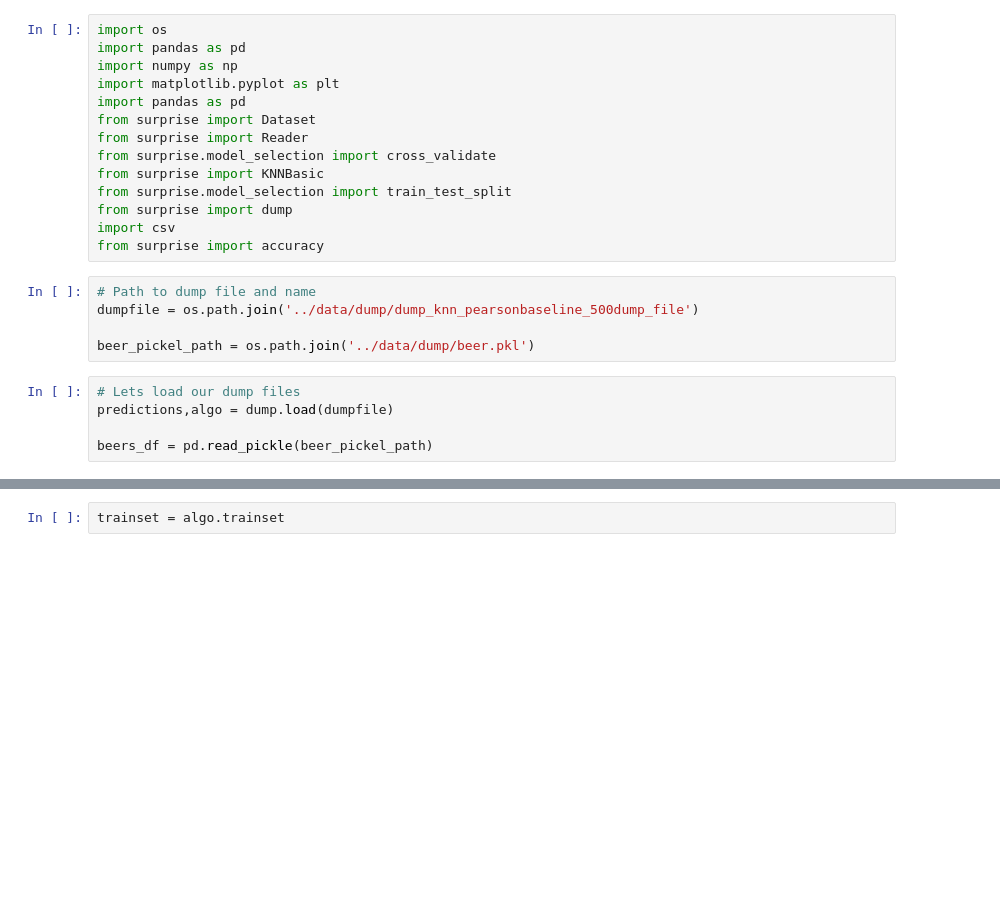
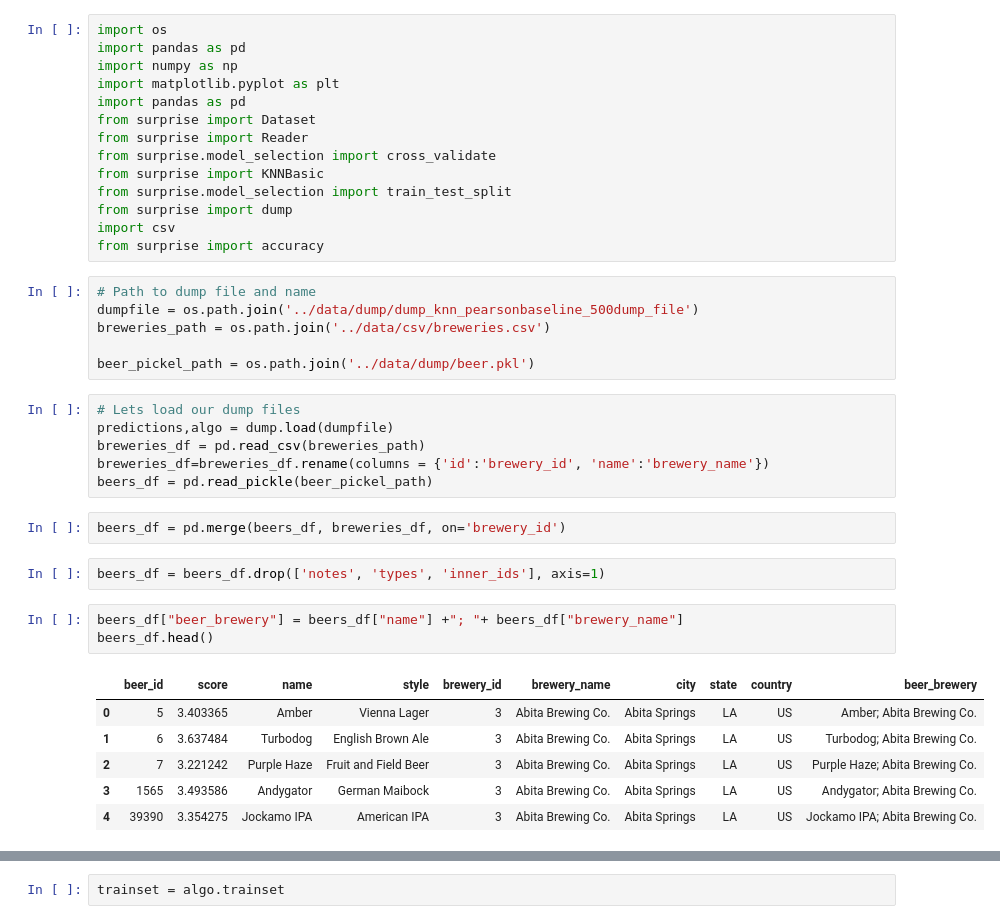
Before and after one commit to sheetalbongale/ALE-gorithm-II, a Jupyter notebook: notebooks/Load_KNN.ipynb, the cells around one changed output, grey strips where cells are left out. Saved outputs shown, nothing was run; the diff lists cells and outputs as text; blank space fills up the shorter version.

```diff
--- a/notebooks/Load_KNN.ipynb
+++ b/notebooks/Load_KNN.ipynb
@@ -15,11 +19,27 @@ from surprise import accuracy
 # %%
 # Path to dump file and name
 dumpfile = os.path.join('../data/dump/dump_knn_pearsonbaseline_500dump_file')
+breweries_path = os.path.join('../data/csv/breweries.csv')
 
 beer_pickel_path = os.path.join('../data/dump/beer.pkl')
 # %%
 # Lets load our dump files
 predictions,algo = dump.load(dumpfile)
-
+breweries_df = pd.read_csv(breweries_path)
+breweries_df=breweries_df.rename(columns = {'id':'brewery_id', 'name':'brewery_name'})
 beers_df = pd.read_pickle(beer_pickel_path)
+# %%
+beers_df = pd.merge(beers_df, breweries_df, on='brewery_id')
+# %%
+beers_df = beers_df.drop(['notes', 'types', 'inner_ids'], axis=1)
+# %%
+beers_df["beer_brewery"] = beers_df["name"] +"; "+ beers_df["brewery_name"]
+beers_df.head()
+# %% [output]
+|  | beer_id | score | name | style | brewery_id | brewery_name | city | state | country | beer_brewery |
+| 0 | 5 | 3.403365 | Amber | Vienna Lager | 3 | Abita Brewing Co. | Abita Springs | LA | US | Amber; Abita Brewing Co. |
+| 1 | 6 | 3.637484 | Turbodog | English Brown Ale | 3 | Abita Brewing Co. | Abita Springs | LA | US | Turbodog; Abita Brewing Co. |
+| 2 | 7 | 3.221242 | Purple Haze | Fruit and Field Beer | 3 | Abita Brewing Co. | Abita Springs | LA | US | Purple Haze; Abita Brewing Co. |
+| 3 | 1565 | 3.493586 | Andygator | German Maibock | 3 | Abita Brewing Co. | Abita Springs | LA | US | Andygator; Abita Brewing Co. |
+| 4 | 39390 | 3.354275 | Jockamo IPA | American IPA | 3 | Abita Brewing Co. | Abita Springs | LA | US | Jockamo IPA; Abita Brewing Co. |
 # %%
```
Also changed, not shown: parts of 14 cells of this notebook, 17 other files.
